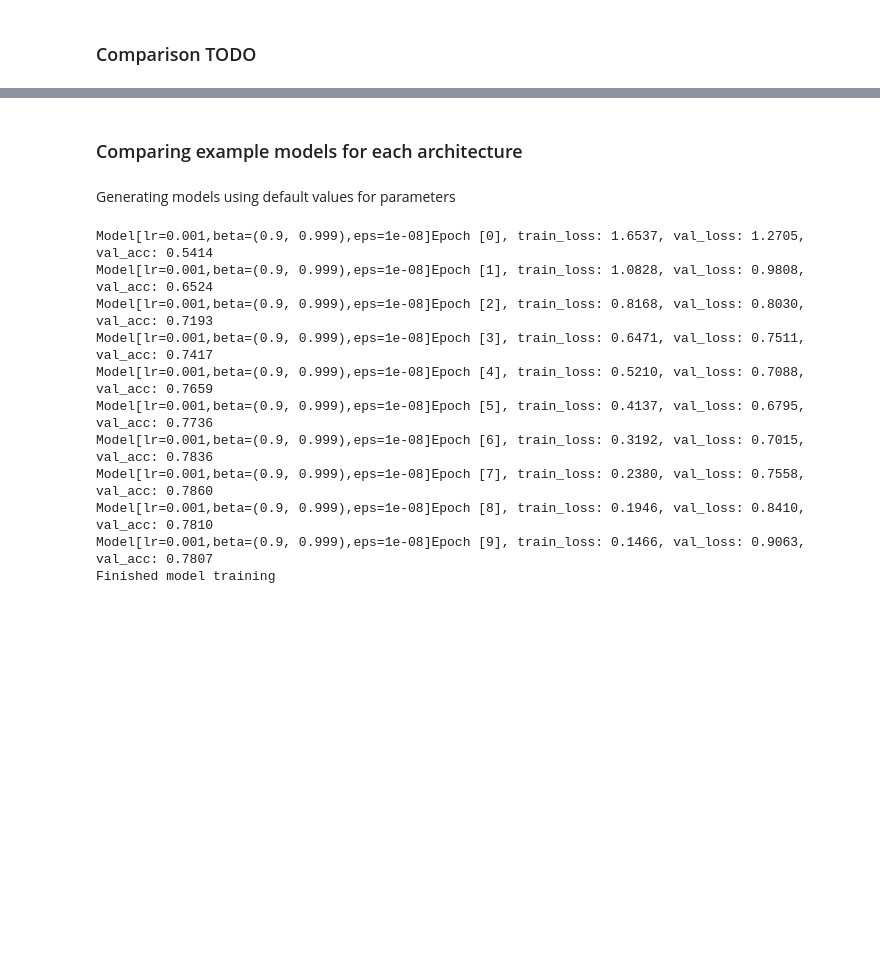
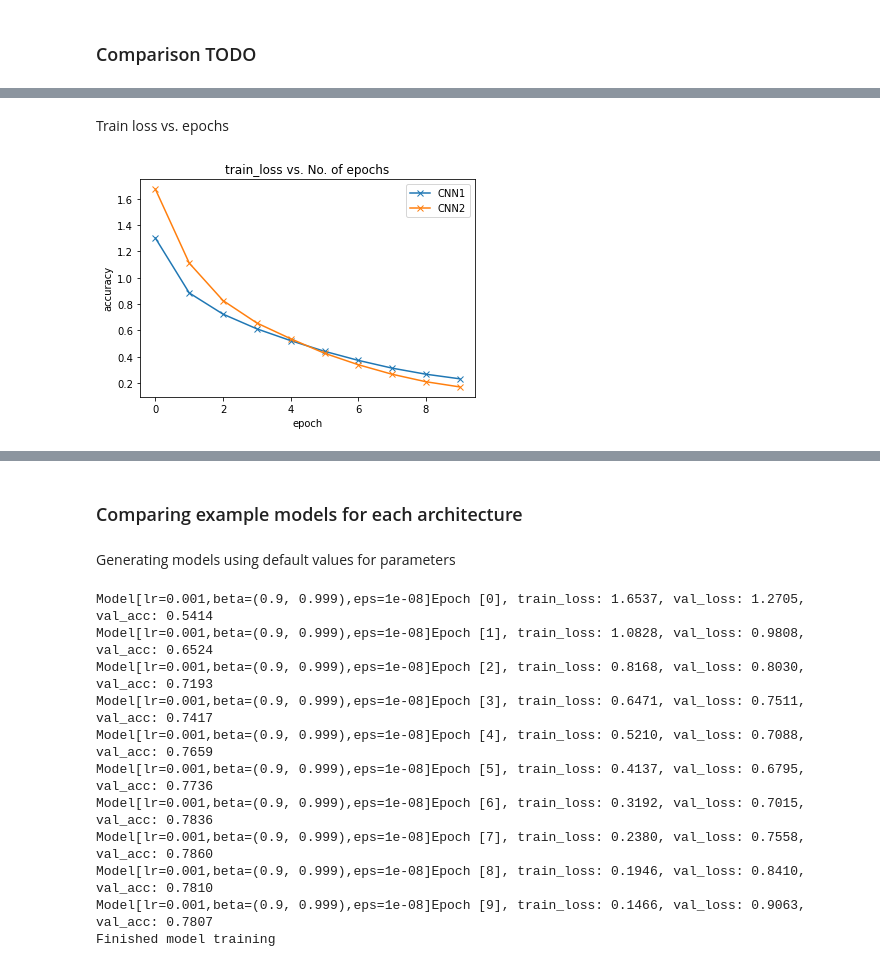
Before and after one commit to berbomeister/ML-project, a Jupyter notebook: ML project/waiting.ipynb, the cells around one changed output, grey strips where cells are left out. Cells and saved outputs as stored; diff of their text form; code cells hidden in the pictures; blank space fills up the shorter version.

```diff
--- a/ML project/waiting.ipynb
+++ b/ML project/waiting.ipynb
@@ -618,0 +644,11 @@ print("Finished loading CNN3")
+# %% [markdown]
+Train loss vs. epochs
+# %%
+# plot_metric(best_history_cnn,'train_loss')
+plot_metric(best_history_cnn1,'train_loss')
+plot_metric(best_history_cnn2,'train_loss')
+# plot_metric(best_history_cnn3,'train_loss')
+plt.legend(["CNN1","CNN2"])#["CNN","CNN1","CNN2","CNN3"]
+plt.show()
+# %% [output]
+[figure, added]
```
Also changed, not shown: parts of 14 cells of this notebook, 5 other files.
